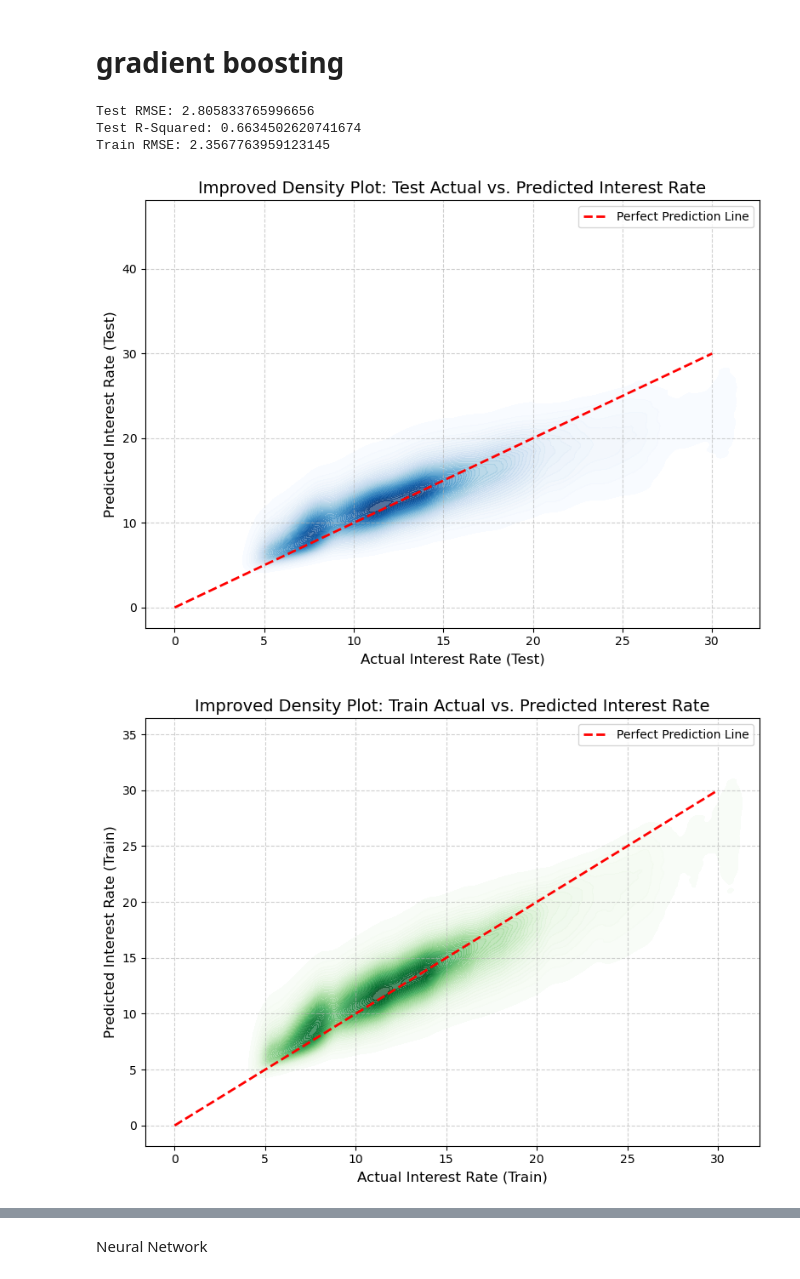
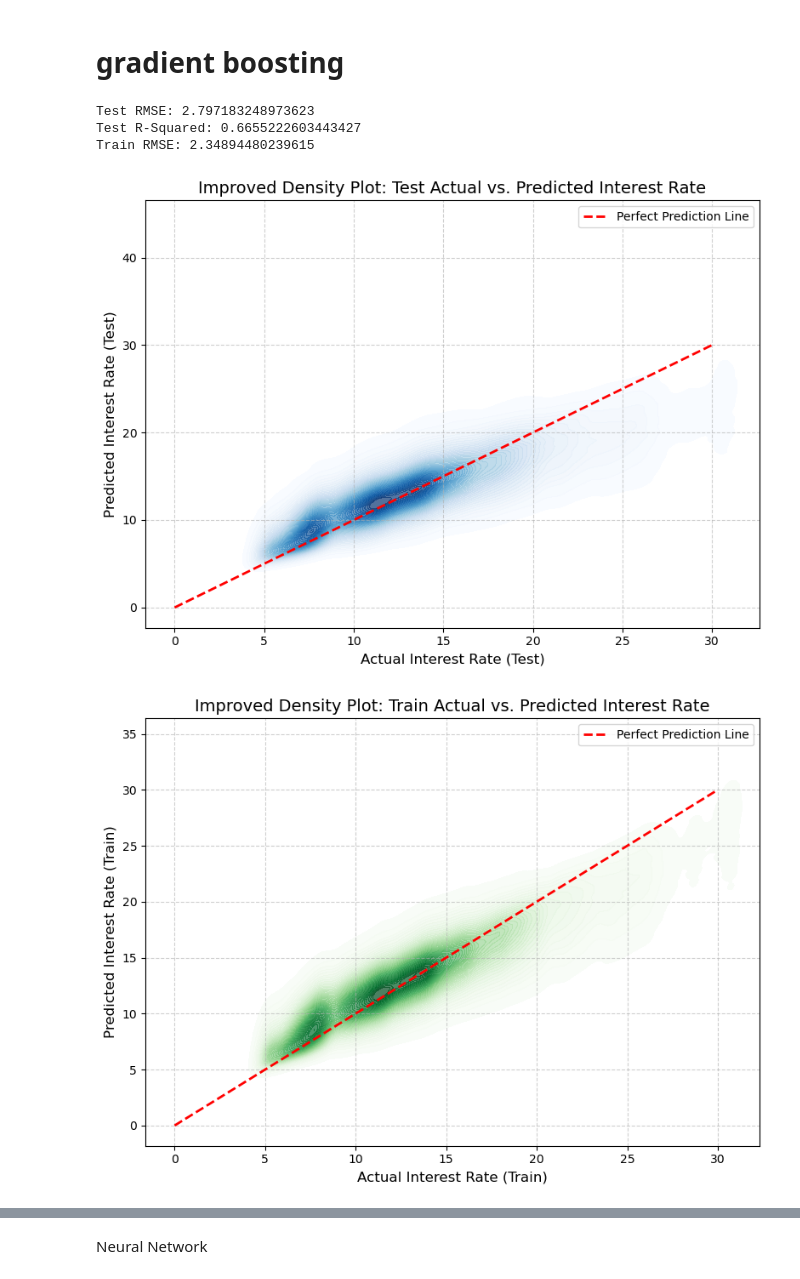
Before and after one commit to Hlin222/Machine_Learning_P2P_Lending_Platform, a Jupyter notebook: QTM347_final_project.ipynb, the cells around one changed output, grey strips where cells are left out. Saved outputs shown, nothing was run; the diff lists cells and outputs as text; code cells hidden in the pictures.

```diff
--- a/QTM347_final_project.ipynb
+++ b/QTM347_final_project.ipynb
@@ -1094,15 +1377,15 @@ Y = df4['int_rate']
 # Step 2: Split the data
 X_train, X_test, Y_train, Y_test = train_test_split(X, Y, test_size=0.2, random_state=42)
 
-# Step 3: Train the XGBoost model
+# Train the XGBoost model
 xgb_model = xgb.XGBRegressor(
-    n_estimators=2000,       # Number of trees
-    max_depth=10,            # Maximum depth of each tree
-    learning_rate=0.05,      # Step size shrinkage
-    subsample=0.8,          # Row sampling
-    colsample_bytree=0.8,   # Column sampling
+    n_estimators=5000,
+    max_depth=10,
+    learning_rate=0.02,
+    subsample=0.8,
+    colsample_bytree=0.8,
     random_state=42,
-    n_jobs=-1               # Use all CPU cores
+    n_jobs=-1
 )
 
 xgb_model.fit(X_train, Y_train)
@@ -1140,36 +1423,36 @@ plt.tight_layout()
 plt.show()
 
 # Improved density plot for Train data
 plt.figure(figsize=(8, 6))
 sns.kdeplot(x=Y_train, y=Y_train_pred, cmap="Greens", fill=True, thresh=0.01, levels=50, alpha=0.7)
 plt.plot([0, 30], [0, 30], color='red', linewidth=2, linestyle='--', label="Perfect Prediction Line")
 plt.xlabel("Actual Interest Rate (Train)", fontsize=12)
 plt.ylabel("Predicted Interest Rate (Train)", fontsize=12)
 plt.title("Improved Density Plot: Train Actual vs. Predicted Interest Rate", fontsize=14)
 plt.legend(fontsize=10)
 plt.xticks(fontsize=10)
 plt.yticks(fontsize=10)
 plt.grid(visible=True, linestyle='--', alpha=0.6)
 plt.tight_layout()
 plt.show()
 
 
 
 
 # Get feature importance scores
 importance = xgb_model.get_booster().get_score(importance_type='weight')
 
 # Convert to a DataFrame for better readability
 importance_df = pd.DataFrame({
     'Feature': importance.keys(),
     'Importance': importance.values()
 }).sort_values(by='Importance', ascending=False)
 
 importance_df.head(50)
 # %% [output]
-Test RMSE: 2.805833765996656
-Test R-Squared: 0.6634502620741674
-Train RMSE: 2.3567763959123145
+Test RMSE: 2.797183248973623
+Test R-Squared: 0.6655222603443427
+Train RMSE: 2.34894480239615
-[figure, old version]
+[figure, new version]
 [figure]
 |  | Feature | Importance |
```
Also changed, not shown: parts of 37 cells of this notebook.
